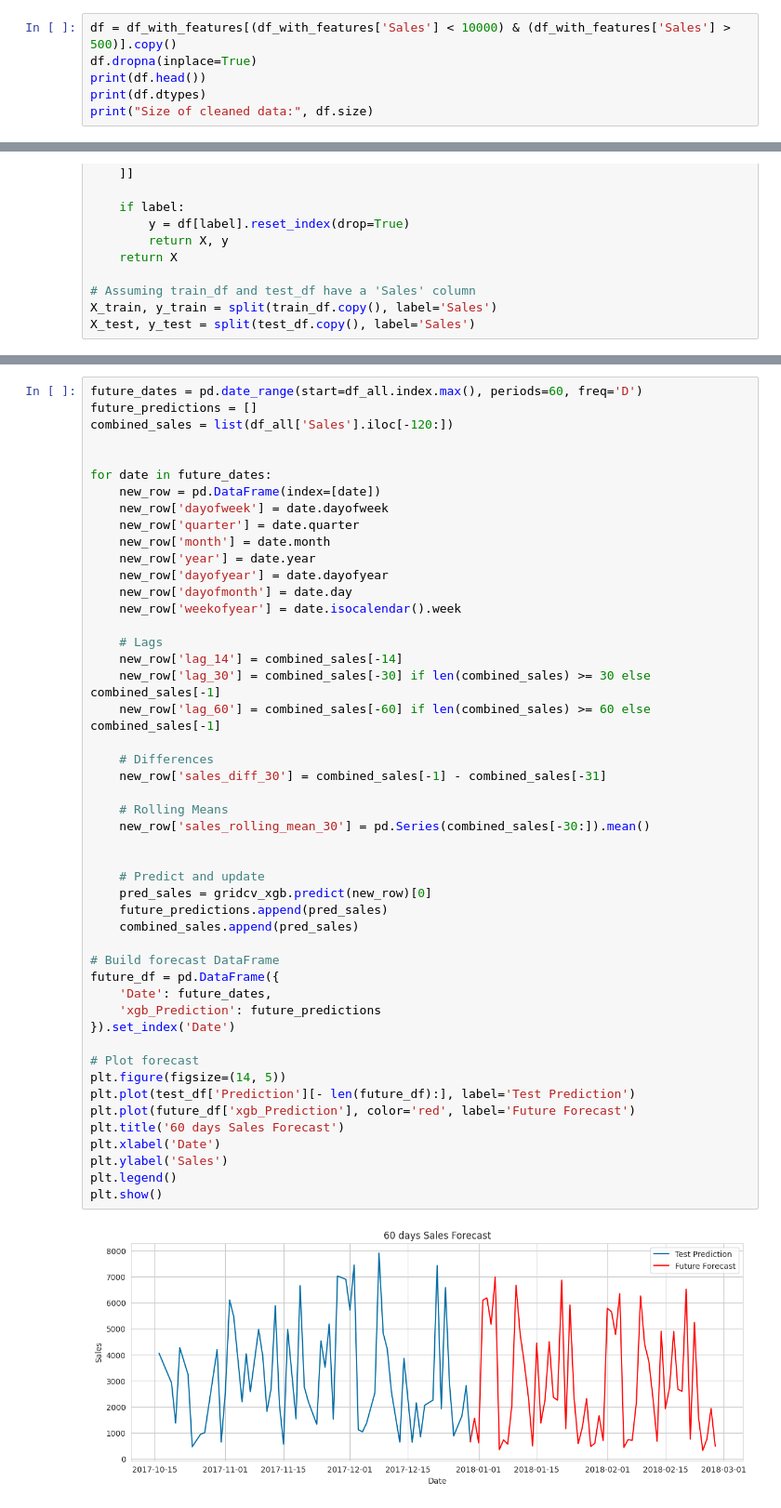
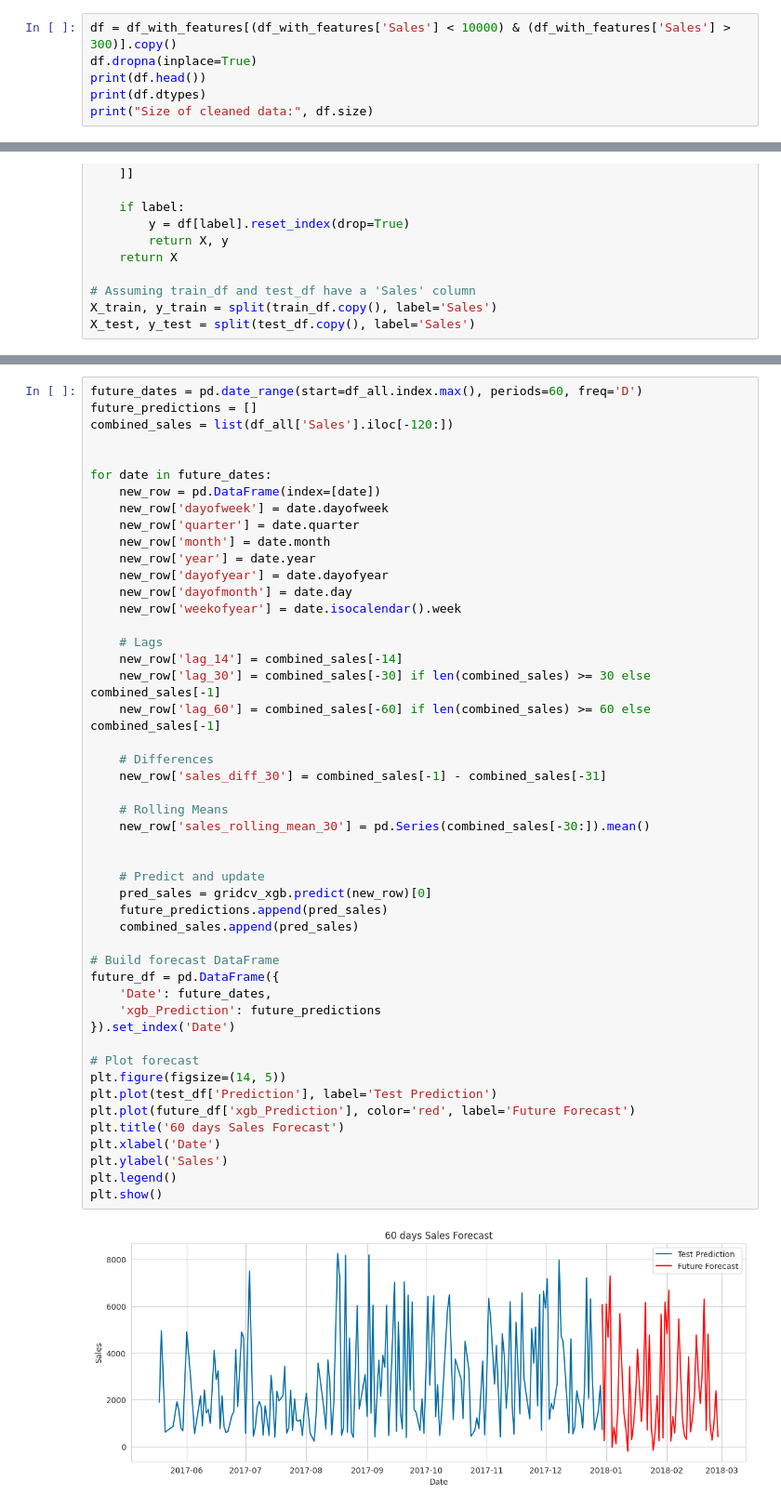
Before and after one commit to lindsey5/Python-Practice, a Jupyter notebook: Untitled3.ipynb, the cells around one changed output, grey strips where cells are left out. Shown at 93% size. Drawn from its saved outputs; the diff is of its cells as text.

```diff
--- a/Untitled3.ipynb
+++ b/Untitled3.ipynb
@@ -101,7 +103,7 @@ df_with_features.corr()
 | sales_diff_30 | 0.706352 | -0.001468 | 0.042095 | 0.038512 | 0.075146 | -0.019919 | 0.073281 | -0.015769 | 0.062527 | 0.023524 | ... |
 | sales_rolling_mean_30 | 0.284026 | 0.511346 | -0.009687 | 0.573891 | 0.585677 | 0.370908 | 0.587528 | 0.024281 | 0.585715 | 0.342561 | ... |
 # %%
-df = df_with_features[(df_with_features['Sales'] < 10000) & (df_with_features['Sales'] > 500)].copy()
+df = df_with_features[(df_with_features['Sales'] < 10000) & (df_with_features['Sales'] > 300)].copy()
 df.dropna(inplace=True)
 print(df.head())
 print(df.dtypes)
@@ -249,32 +251,32 @@ for date in future_dates:
     new_row['lag_30'] = combined_sales[-30] if len(combined_sales) >= 30 else combined_sales[-1]
     new_row['lag_60'] = combined_sales[-60] if len(combined_sales) >= 60 else combined_sales[-1]
 
     # Differences
     new_row['sales_diff_30'] = combined_sales[-1] - combined_sales[-31]
 
     # Rolling Means
     new_row['sales_rolling_mean_30'] = pd.Series(combined_sales[-30:]).mean()
 
 
     # Predict and update
     pred_sales = gridcv_xgb.predict(new_row)[0]
     future_predictions.append(pred_sales)
     combined_sales.append(pred_sales)
 
 # Build forecast DataFrame
 future_df = pd.DataFrame({
     'Date': future_dates,
     'xgb_Prediction': future_predictions
 }).set_index('Date')
 
 # Plot forecast
 plt.figure(figsize=(14, 5))
-plt.plot(test_df['Prediction'][- len(future_df):], label='Test Prediction')
+plt.plot(test_df['Prediction'], label='Test Prediction')
 plt.plot(future_df['xgb_Prediction'], color='red', label='Future Forecast')
 plt.title('60 days Sales Forecast')
 plt.xlabel('Date')
 plt.ylabel('Sales')
 plt.legend()
 plt.show()
 # %% [output]
-[figure, old version]
+[figure, new version]
```
Also changed, not shown: parts of 7 cells of this notebook.
